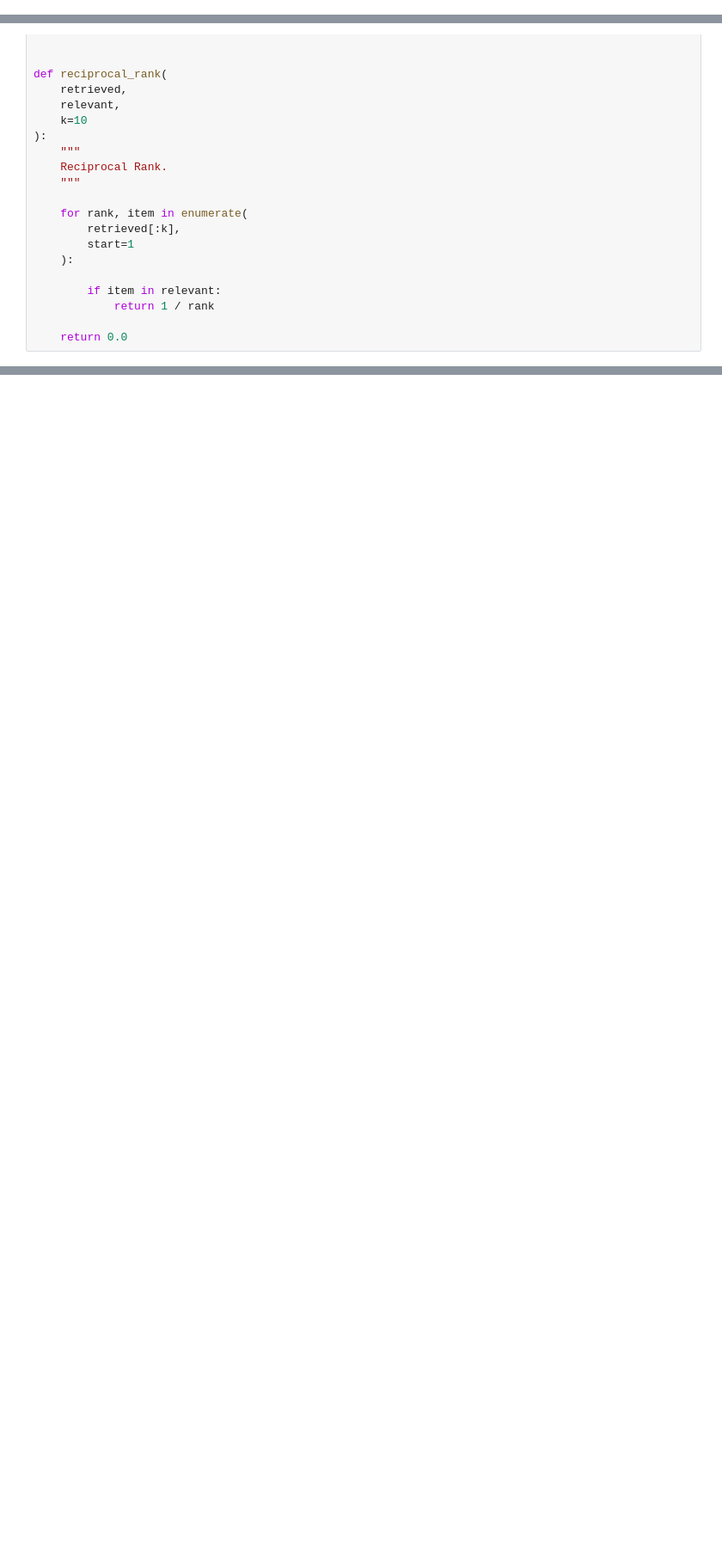
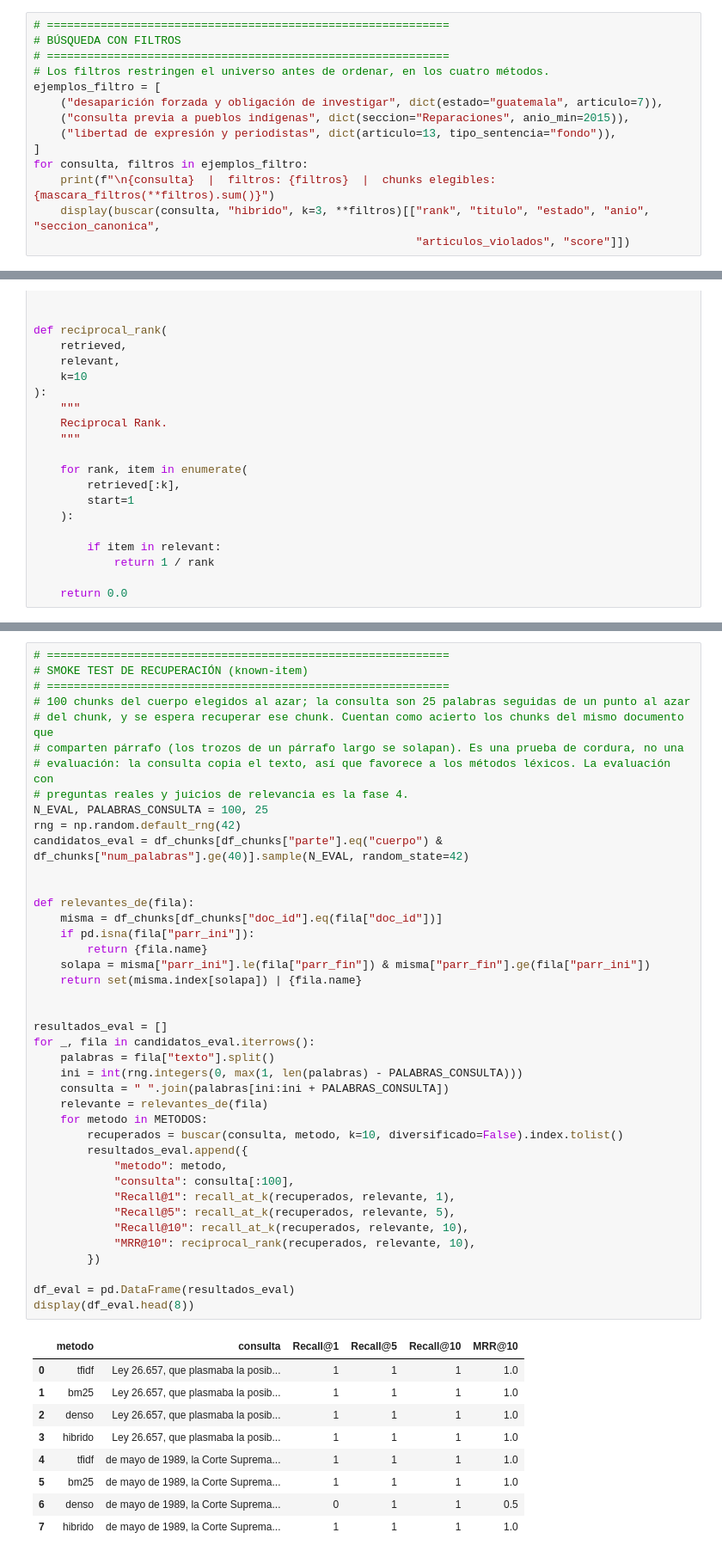
Before and after one commit to GiraldoB/RAG-CIDH, a Jupyter notebook: proyecto_(2).ipynb, the cells around one changed output, grey strips where cells are left out. Shown at 86% size. Saved outputs shown, nothing was run; the diff lists cells and outputs as text; blank space fills up the shorter version.

```diff
--- a/proyecto_(2).ipynb
+++ b/proyecto_(2).ipynb
@@ -2849,0 +3014,14 @@ De acuerdo con las consideraciones sobre el fondo expuestas y las violaciones a
+# %%
+# ============================================================
+# BÚSQUEDA CON FILTROS
+# ============================================================
+# Los filtros restringen el universo antes de ordenar, en los cuatro métodos.
+ejemplos_filtro = [
+    ("desaparición forzada y obligación de investigar", dict(estado="guatemala", articulo=7)),
+    ("consulta previa a pueblos indígenas", dict(seccion="Reparaciones", anio_min=2015)),
+    ("libertad de expresión y periodistas", dict(articulo=13, tipo_sentencia="fondo")),
+]
+for consulta, filtros in ejemplos_filtro:
+    print(f"\n{consulta}  |  filtros: {filtros}  |  chunks elegibles: {mascara_filtros(**filtros).sum()}")
+    display(buscar(consulta, "hibrido", k=3, **filtros)[["rank", "titulo", "estado", "anio", "seccion_canonica",
+                                                         "articulos_violados", "score"]])
@@ -2972,3 +3085,54 @@ display(df_eval)
+# %%
+# ============================================================
+# SMOKE TEST DE RECUPERACIÓN (known-item)
+# ============================================================
+# 100 chunks del cuerpo elegidos al azar; la consulta son 25 palabras seguidas de un punto al azar
+# del chunk, y se espera recuperar ese chunk. Cuentan como acierto los chunks del mismo documento que
+# comparten párrafo (los trozos de un párrafo largo se solapan). Es una prueba de cordura, no una
+# evaluación: la consulta copia el texto, así que favorece a los métodos léxicos. La evaluación con
+# preguntas reales y juicios de relevancia es la fase 4.
+N_EVAL, PALABRAS_CONSULTA = 100, 25
+rng = np.random.default_rng(42)
+candidatos_eval = df_chunks[df_chunks["parte"].eq("cuerpo") & df_chunks["num_palabras"].ge(40)].sample(N_EVAL, random_state=42)
+
+
+def relevantes_de(fila):
+    misma = df_chunks[df_chunks["doc_id"].eq(fila["doc_id"])]
+    if pd.isna(fila["parr_ini"]):
+        return {fila.name}
+    solapa = misma["parr_ini"].le(fila["parr_fin"]) & misma["parr_fin"].ge(fila["parr_ini"])
+    return set(misma.index[solapa]) | {fila.name}
+
+
+resultados_eval = []
+for _, fila in candidatos_eval.iterrows():
+    palabras = fila["texto"].split()
+    ini = int(rng.integers(0, max(1, len(palabras) - PALABRAS_CONSULTA)))
+    consulta = " ".join(palabras[ini:ini + PALABRAS_CONSULTA])
+    relevante = relevantes_de(fila)
+    for metodo in METODOS:
+        recuperados = buscar(consulta, metodo, k=10, diversificado=False).index.tolist()
+        resultados_eval.append({
+            "metodo": metodo,
+            "consulta": consulta[:100],
+            "Recall@1": recall_at_k(recuperados, relevante, 1),
+            "Recall@5": recall_at_k(recuperados, relevante, 5),
+            "Recall@10": recall_at_k(recuperados, relevante, 10),
+            "MRR@10": reciprocal_rank(recuperados, relevante, 10),
+        })
+
+df_eval = pd.DataFrame(resultados_eval)
+display(df_eval.head(8))
+# %% [output]
+|  | metodo | consulta | Recall@1 | Recall@5 | Recall@10 | MRR@10 |
+| 0 | tfidf | Ley 26.657, que plasmaba la posib... | 1 | 1 | 1 | 1.0 |
+| 1 | bm25 | Ley 26.657, que plasmaba la posib... | 1 | 1 | 1 | 1.0 |
+| 2 | denso | Ley 26.657, que plasmaba la posib... | 1 | 1 | 1 | 1.0 |
+| 3 | hibrido | Ley 26.657, que plasmaba la posib... | 1 | 1 | 1 | 1.0 |
+| 4 | tfidf | de mayo de 1989, la Corte Suprema... | 1 | 1 | 1 | 1.0 |
+| 5 | bm25 | de mayo de 1989, la Corte Suprema... | 1 | 1 | 1 | 1.0 |
+| 6 | denso | de mayo de 1989, la Corte Suprema... | 0 | 1 | 1 | 0.5 |
+| 7 | hibrido | de mayo de 1989, la Corte Suprema... | 1 | 1 | 1 | 1.0 |
 # %%
 # ============================================================
 # RESUMEN DE EVALUACIÓN
```
Also changed, not shown: parts of 25 cells of this notebook, 2 other files.
